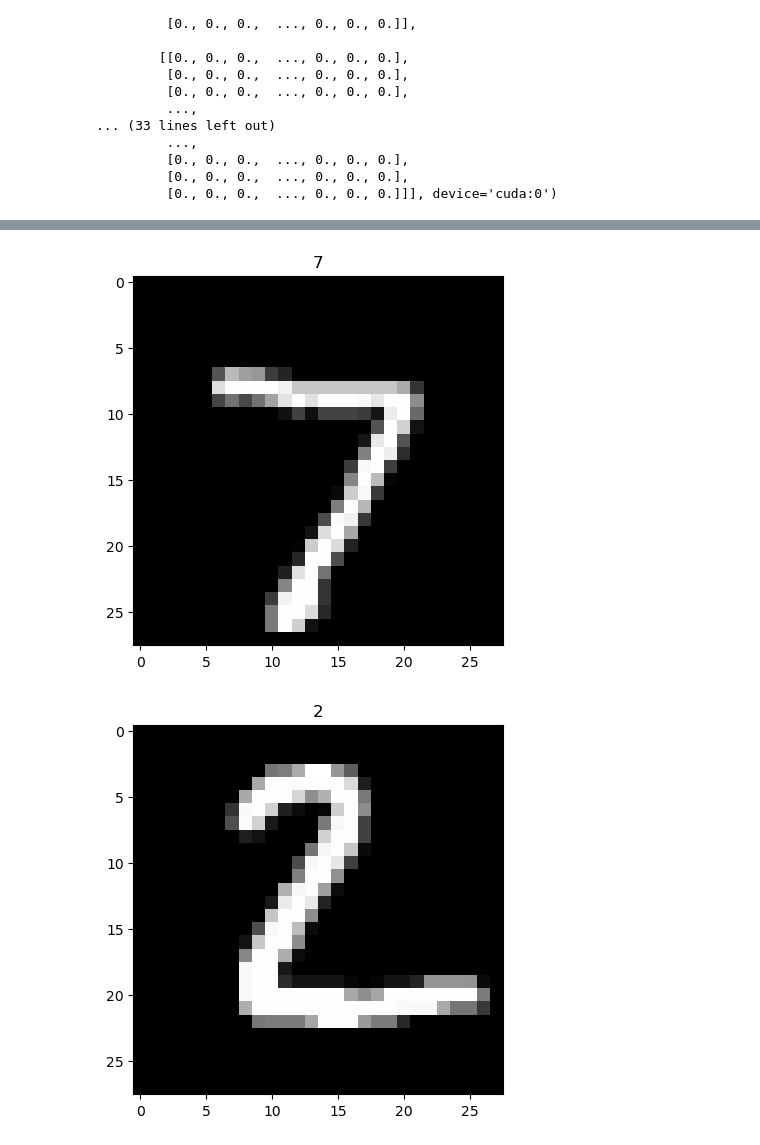
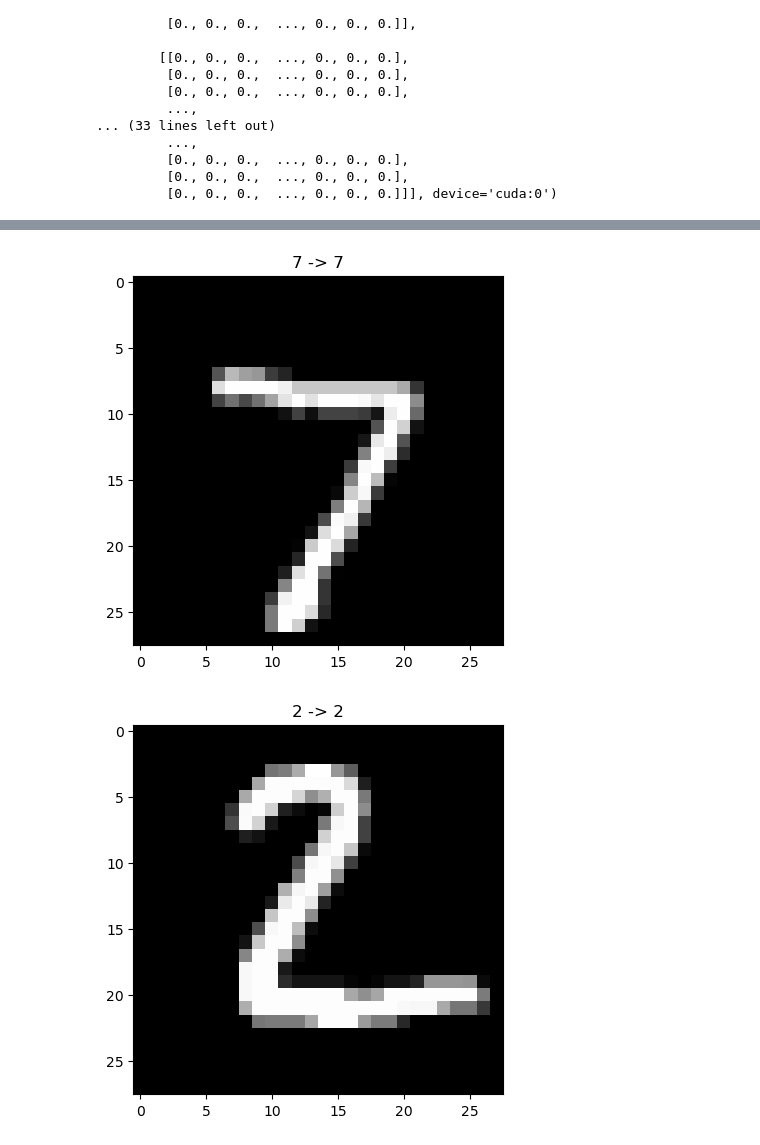
Before and after one commit to Mjavadrahimi/Digit-Recognizer, a Jupyter notebook: digit_recognizer.ipynb, the cells around one changed output, grey strips where cells are left out. Saved outputs shown, nothing was run; the diff lists cells and outputs as text; code cells hidden in the pictures.

```diff
--- a/digit_recognizer.ipynb
+++ b/digit_recognizer.ipynb
@@ -49,11 +63,11 @@ tensor([[[0., 0., 0.,  ..., 0., 0., 0.],
          [0., 0., 0.,  ..., 0., 0., 0.],
          [0., 0., 0.,  ..., 0., 0., 0.]]], device='cuda:0')
 # %%
-def show_img(data: torch.Tensor, label: torch.Tensor, rows=1, columns=1):
+def show_img(data: torch.Tensor, y: torch.Tensor, pred: torch.Tensor, rows=1, columns=1):
     fig, axs = plt.subplots(rows, columns)
     plt.imshow(torch.Tensor.cpu(data).reshape(28,28,-1) , cmap='grey')
-    plt.title(label.item())
+    plt.title(f'{y.item()} -> {pred.item()}')
     plt.show()
 
-show_img(X_train[0],y_train[0])
+show_img(X_train[0],y_train[0],y_train[0])
 # %% [output]
@@ -170,6 +205,6 @@ total 204.035 seconds on cuda.
 # %%
-for i in range(2): # visualizing model's performance
-    show_img(X_test[i], pred_test[i])
+for i in range(5): # visualizing model's performance
+    show_img(X_test[i], y_test[i],pred_test[i])
 # %% [output]
-[figure, old version]
+[figure, new version]
-[figure, old version]
+[figure, new version]
```
Also changed, not shown: parts of 8 cells of this notebook, 1 other file.
